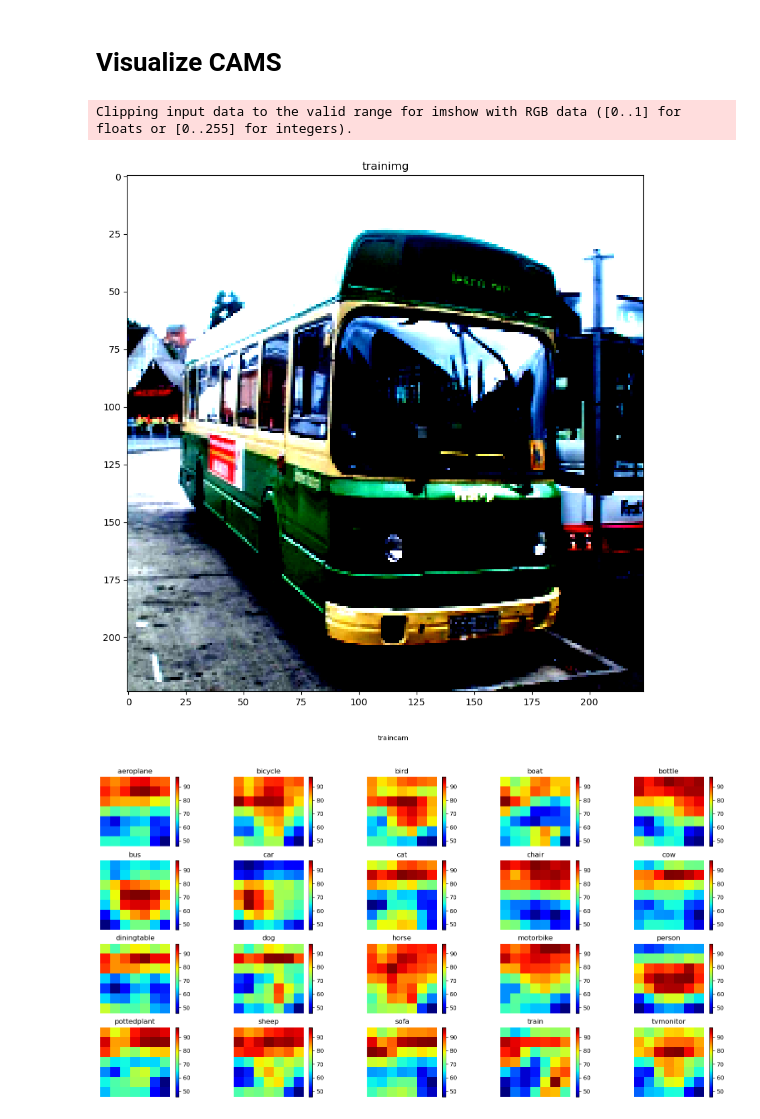
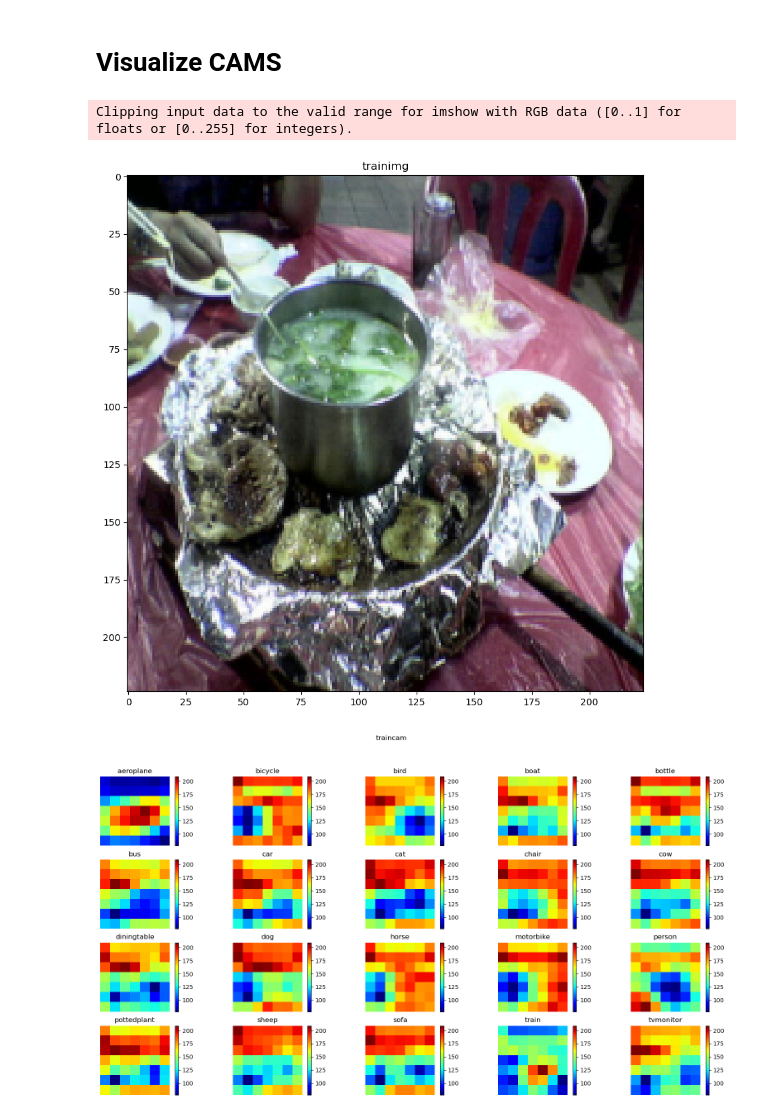
Before and after one commit to Raon1123/attribute-estimation, a Jupyter notebook: visualize_cam.ipynb, the cells around one changed output. Cells and saved outputs as stored; diff of their text form; code cells hidden in the pictures.

```diff
--- a/visualize_cam.ipynb
+++ b/visualize_cam.ipynb
@@ -134,18 +131,29 @@ testcam = testcam.cpu()
 np_testcam = testcam.numpy()
 testimg = testimg.cpu()
 np_testimg = testimg.numpy()
+# %%
+# unnormalize the image
+def unnormalize(img):
+    if isinstance(img, torch.Tensor):
+        img = img.detach().cpu().numpy()
+    mn = np.array([0.485, 0.456, 0.406]).reshape(3, 1, 1)
+    st = np.array([0.229, 0.224, 0.225]).reshape(3, 1, 1)
+    img = img * st + mn
+    img = np.transpose(img, (1, 2, 0))
+    return img
 # %%
-idx = 4
+idx = 0
 
 # plot trainimg
 fig = plt.figure(figsize=(20, 10))
 ax1 = fig.add_subplot()
-ax1.imshow(np_trainimg[idx].transpose(1, 2, 0))
+img = unnormalize(np_trainimg[idx])
+ax1.imshow(img)
 ax1.set_title('trainimg')
 plt.show()
 # %% [output]
 Clipping input data to the valid range for imshow with RGB data ([0..1] for floats or [0..255] for integers).
-[figure, old version]
+[figure, new version]
 # %%
 # plot traincam
 fig = plt.figure(figsize=(20, 10))
@@ -164,7 +172,7 @@ for class_idx in range(num_classes):
 plt.suptitle('traincam')
 plt.show()
 # %% [output]
-[figure, old version]
+[figure, new version]
 # %%
 def heatmap_on_image(img, heatmap, alpha=0.5):
   """
```
Also changed, not shown: parts of 6 cells of this notebook, 2 other files.
